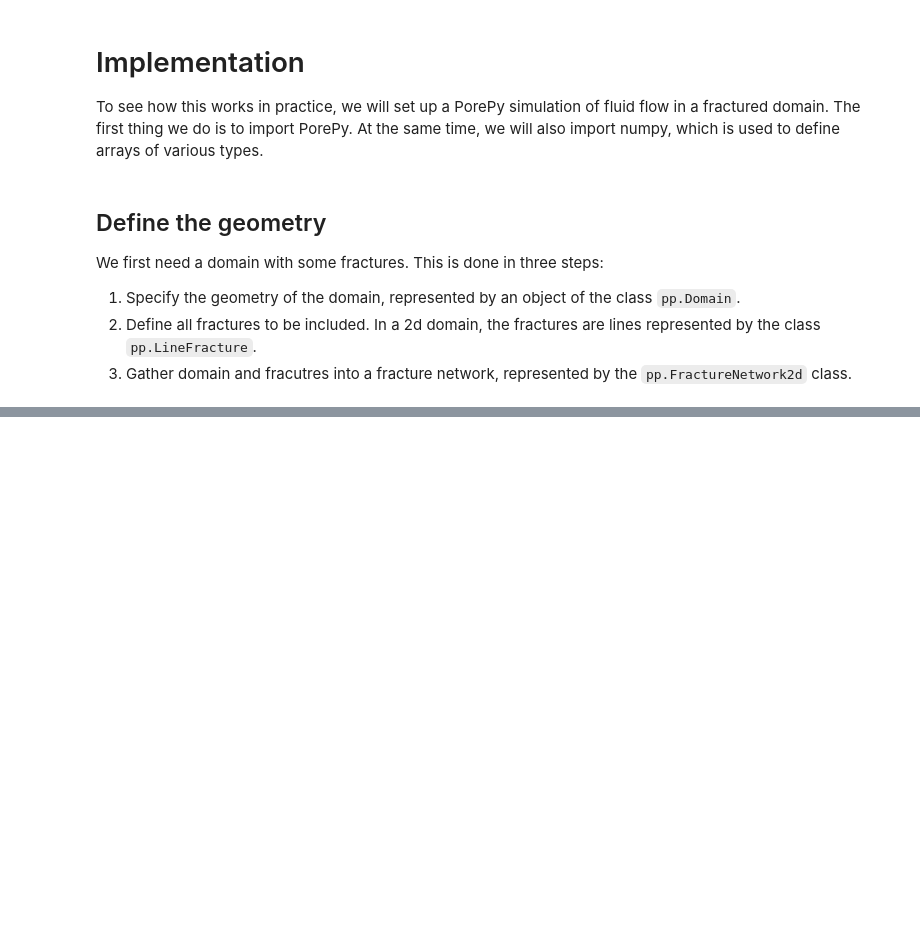
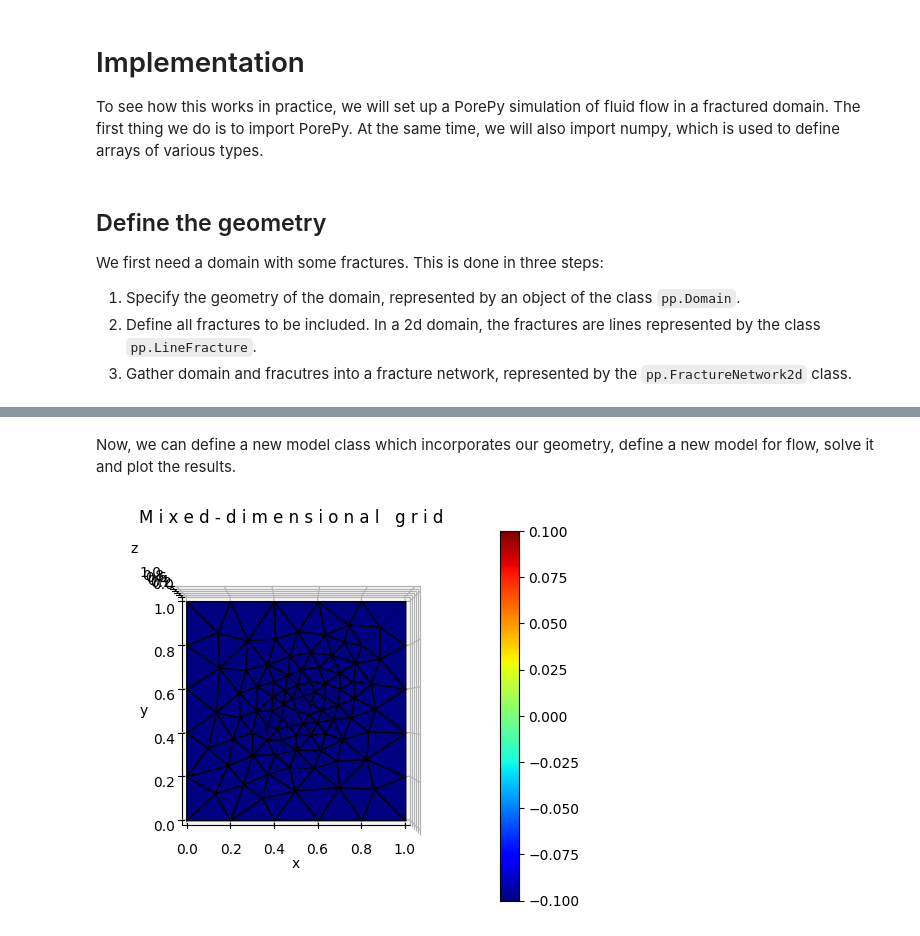
Before and after one commit to keileg/csd_winterschool_2023, a Jupyter notebook: mixed_dimensional_flow.ipynb, the cells around one changed output, grey strips where cells are left out. Drawn from its saved outputs; the diff is of its cells as text; code cells hidden in the pictures; blank space fills up the shorter version.

```diff
--- a/mixed_dimensional_flow.ipynb
+++ b/mixed_dimensional_flow.ipynb
@@ -126,0 +221,17 @@ Minimum dimension present: 0
+# %% [markdown]
+Now, we can define a new model class which incorporates our geometry, define a new model for flow, solve it and plot the results.
+# %%
+class SinglePhaseFlowWithFractures(GeometryWithFractures, pp.fluid_mass_balance.SinglePhaseFlow):
+    # Define a new model class which inherits both from our geometry class and the template.
+    # In practice, this will make a model which picks those methods that we defined in
+    # GeometryWithFractures, but leave all other methods unaltered from the template.
+    pass
+
+# Create an object of our now class
+model_with_fractures = SinglePhaseFlowWithFractures()
+# Run it in the same way as before
+pp.run_time_dependent_model(model_with_fractures, params={})
+# Plot the result
+pp.plot_grid(model_with_fractures.mdg, 'pressure')
+# %% [output]
+[figure, added]
```
Also changed, not shown: parts of 22 cells of this notebook.
